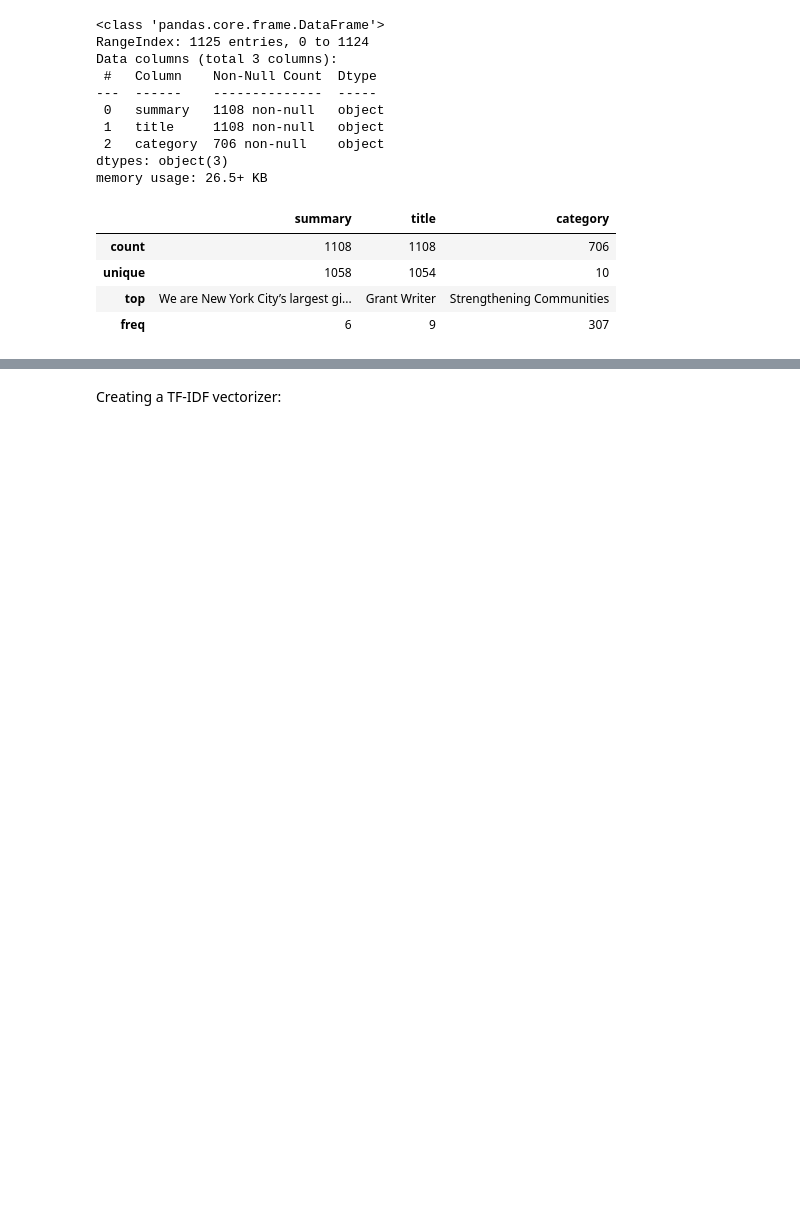
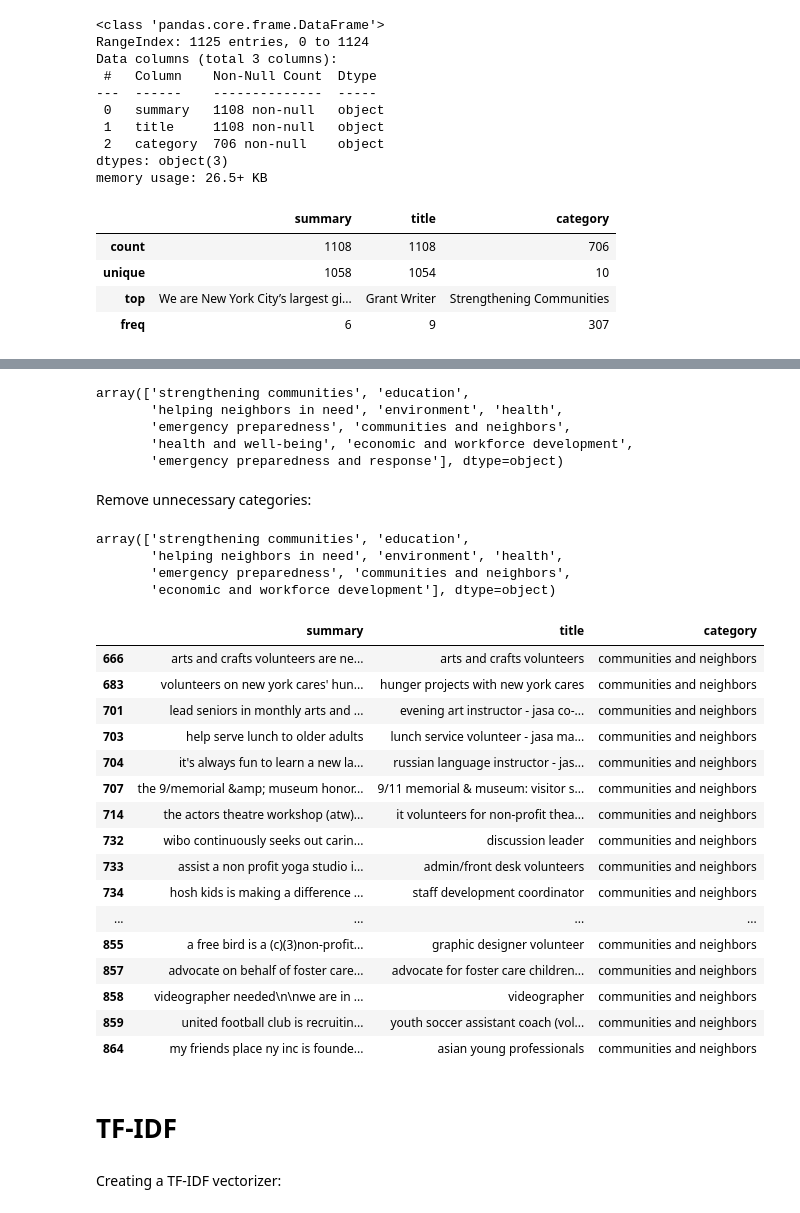
Before and after one commit to kipodd/itc-hackathon-2020, a Jupyter notebook: server/text_sum/Matan_temp_notebook.ipynb, the cells around one changed output, grey strips where cells are left out. Cells and saved outputs as stored; diff of their text form; code cells hidden in the pictures; blank space fills up the shorter version.

```diff
--- a/server/text_sum/Matan_temp_notebook.ipynb
+++ b/server/text_sum/Matan_temp_notebook.ipynb
@@ -34,0 +38,2 @@ df.describe()
+# %%
+df = df.dropna(subset=["summary", "category"])
@@ -34,0 +50,11 @@ df.describe()
+# %%
+df["summary"] = df["summary"].str.replace('[,\.!?]', '')
+df["summary"] = df["summary"].str.lower()
+df["summary"] = df["summary"].apply(lambda x: re.sub(r'\d+(\w+|-\w+| )', '',
+                                                     x.lower()))
+
+df["title"] = df["title"].str.replace('[,\.!?]', '')
+df["title"] = df["title"].str.lower()
+
+df["category"] = df["category"].str.replace('[,\.!?]', '')
+df["category"] = df["category"].str.lower()
@@ -35,3 +70,46 @@ df.describe()
+# %%
+df.category.unique()
+# %% [output]
+array(['strengthening communities', 'education',
+       'helping neighbors in need', 'environment', 'health',
+       'emergency preparedness', 'communities and neighbors',
+       'health and well-being', 'economic and workforce development',
+       'emergency preparedness and response'], dtype=object)
+# %% [markdown]
+Remove unnecessary categories:
+# %%
+df["category"] = df["category"].str.replace('emergency preparedness and response',
+                                            'emergency preparedness')
+
+df["category"] = df["category"].str.replace('health and well-being',
+                                            'health')
+# %%
+df.category.unique()
+# %% [output]
+array(['strengthening communities', 'education',
+       'helping neighbors in need', 'environment', 'health',
+       'emergency preparedness', 'communities and neighbors',
+       'economic and workforce development'], dtype=object)
+# %%
+df.loc[df["category"]=="communities and neighbors", :]
+# %% [output]
+|  | summary | title | category |
+| 666 | arts and crafts volunteers are ne... | arts and crafts volunteers | communities and neighbors |
+| 683 | volunteers on new york cares' hun... | hunger projects with new york cares | communities and neighbors |
+| 701 | lead seniors in monthly arts and ... | evening art instructor - jasa co-... | communities and neighbors |
+| 703 | help serve lunch to older adults | lunch service volunteer - jasa ma... | communities and neighbors |
+| 704 | it's always fun to learn a new la... | russian language instructor - jas... | communities and neighbors |
+| 707 | the 9/memorial &amp; museum honor... | 9/11 memorial & museum: visitor s... | communities and neighbors |
+| 714 | the actors theatre workshop (atw)... | it volunteers for non-profit thea... | communities and neighbors |
+| 732 | wibo continuously seeks out carin... | discussion leader | communities and neighbors |
+| 733 | assist a non profit yoga studio i... | admin/front desk volunteers | communities and neighbors |
+| 734 | hosh kids is making a difference ... | staff development coordinator | communities and neighbors |
+| ... | ... | ... | ... |
+| 855 | a free bird is a (c)(3)non-profit... | graphic designer volunteer | communities and neighbors |
+| 857 | advocate on behalf of foster care... | advocate for foster care children... | communities and neighbors |
+| 858 | videographer needed\n\nwe are in ... | videographer | communities and neighbors |
+| 859 | united football club is recruitin... | youth soccer assistant coach (vol... | communities and neighbors |
+| 864 | my friends place ny inc is founde... | asian young professionals | communities and neighbors |
 # %%
 import numpy as np
 from nltk.stem.porter import PorterStemmer
@@ -43,3 +123,5 @@ from sklearn.feature_extraction.text import TfidfVectorizer
+# %% [markdown]
+# TF-IDF
 # %% [markdown]
 Creating a TF-IDF vectorizer:
 # %%
```
Also changed, not shown: parts of 40 cells of this notebook, 2 other files.
